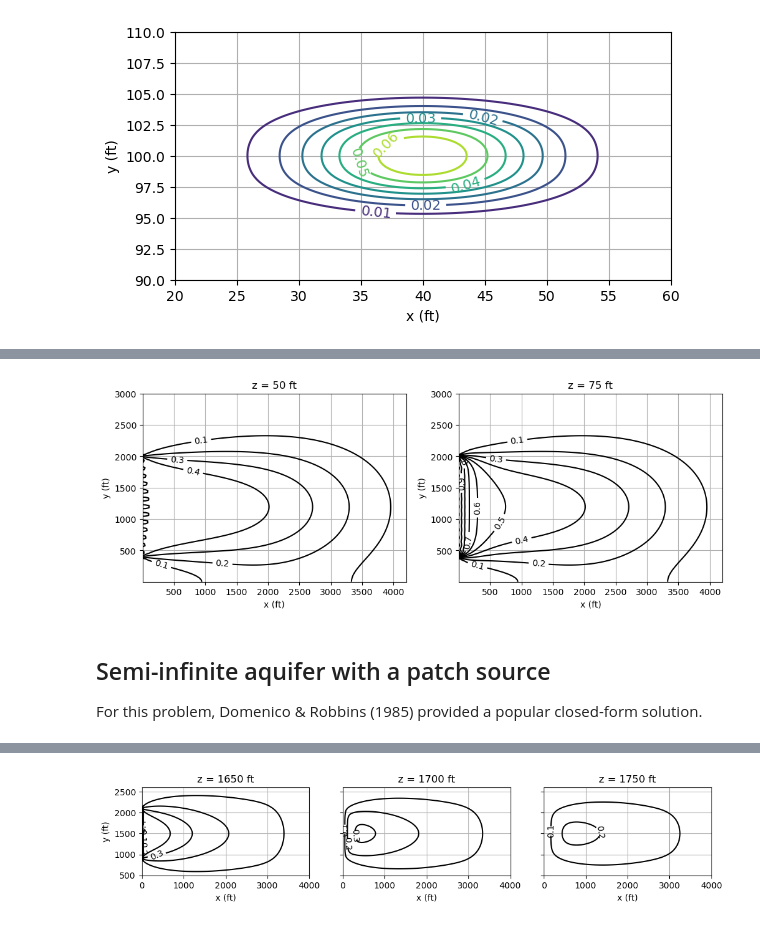
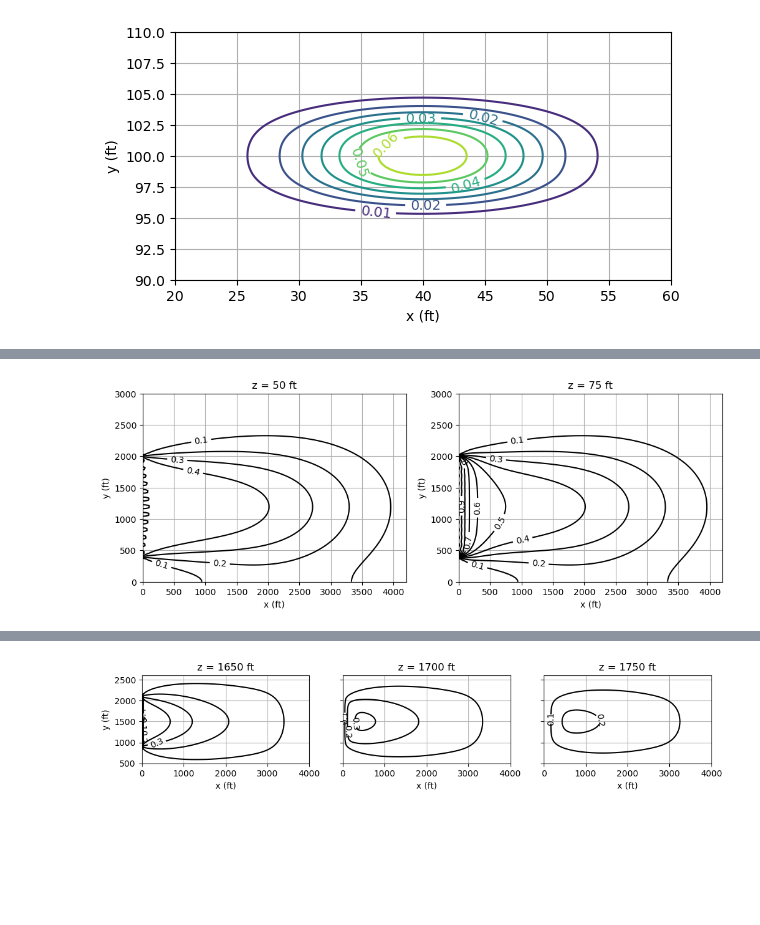
Before and after one commit to cneyens/adepy, a Jupyter notebook: doc/examples/03_uniform_3D.ipynb, the cells around one changed output, grey strips where cells are left out. Drawn from its saved outputs; the diff is of its cells as text; code cells hidden in the pictures; blank space fills up the shorter version.

```diff
--- a/doc/examples/03_uniform_3D.ipynb
+++ b/doc/examples/03_uniform_3D.ipynb
@@ -57,43 +94,42 @@ Text(0, 0.5, 'y (ft)')
 # %%
 from adepy.uniform import patchf
 
-w = 3000
-h = 100
-y1 = 400
-y2 = 2000
-z1 = 50
-z2 = 100
-c0 = 1000
-v = 1
-al = 200
-ah = 60
-av = 10
+w = 3000  # aquifer width starting at y = 0, ft
+h = 100  # aquifer height starting at z = 0, ft
+y1 = 400  # lower y-coordinate for the source, ft
+y2 = 2000  # upper y-coordinate for the source, ft
+z1 = 50  # lower z-coordinate for the source, ft
+z2 = 100  # upper z-coordinate for the source, ft
+c0 = 1000  # source concentration, mg/L
+v = 1  # uniform background flow velocity, ft/d
+al = 200  # longitudinal dispersivity, ft
+ah = 60  # horizontal transverse dispersivity, ft
+av = 10  # vertical transverse dispersivity, ft
 
-t = 3000
-z_levels = [50, 75]
-x, y, z = np.meshgrid(np.linspace(1, 4200, 100), np.linspace(1, 3000, 100), z_levels)
+t = 3000  # output time, d
+z_levels = [50, 75]  # output z-levels, ft
 
+# output x-y-z coordinates, ft
+x, y, z = np.meshgrid(np.linspace(0, 4200, 100), np.linspace(0, 3000, 100), z_levels)
+
+# calculate and plot the normalized concentration contours at two z-elevations
 c = patchf(c0, x, y, z, t, v, al, ah, av, w, h, y1, y2, z1, z2, nterm=50)
 
 fig, ax = plt.subplots(1, len(z_levels), figsize=(12, 4))
 
 for i, z in enumerate(z_levels):
     cs = ax[i].contour(
         x[:, :, i],
         y[:, :, i],
         c[:, :, i] / c0,
         colors="black",
         levels=np.arange(0.1, 1.1, 0.1),
     )
     ax[i].clabel(cs, fmt="%.1f")
     ax[i].set_aspect(1.0)
     ax[i].set_xlabel("x (ft)")
     ax[i].set_ylabel("y (ft)")
     ax[i].grid()
     ax[i].set_title(f"z = {z} ft")
 # %% [output]
-[figure, old version]
+[figure, new version]
-# %% [markdown]
-## Semi-infinite aquifer with a patch source
-
-For this problem, Domenico & Robbins (1985) provided a popular closed-form solution.
```
Also changed, not shown: parts of 9 cells of this notebook, 2 other files.
